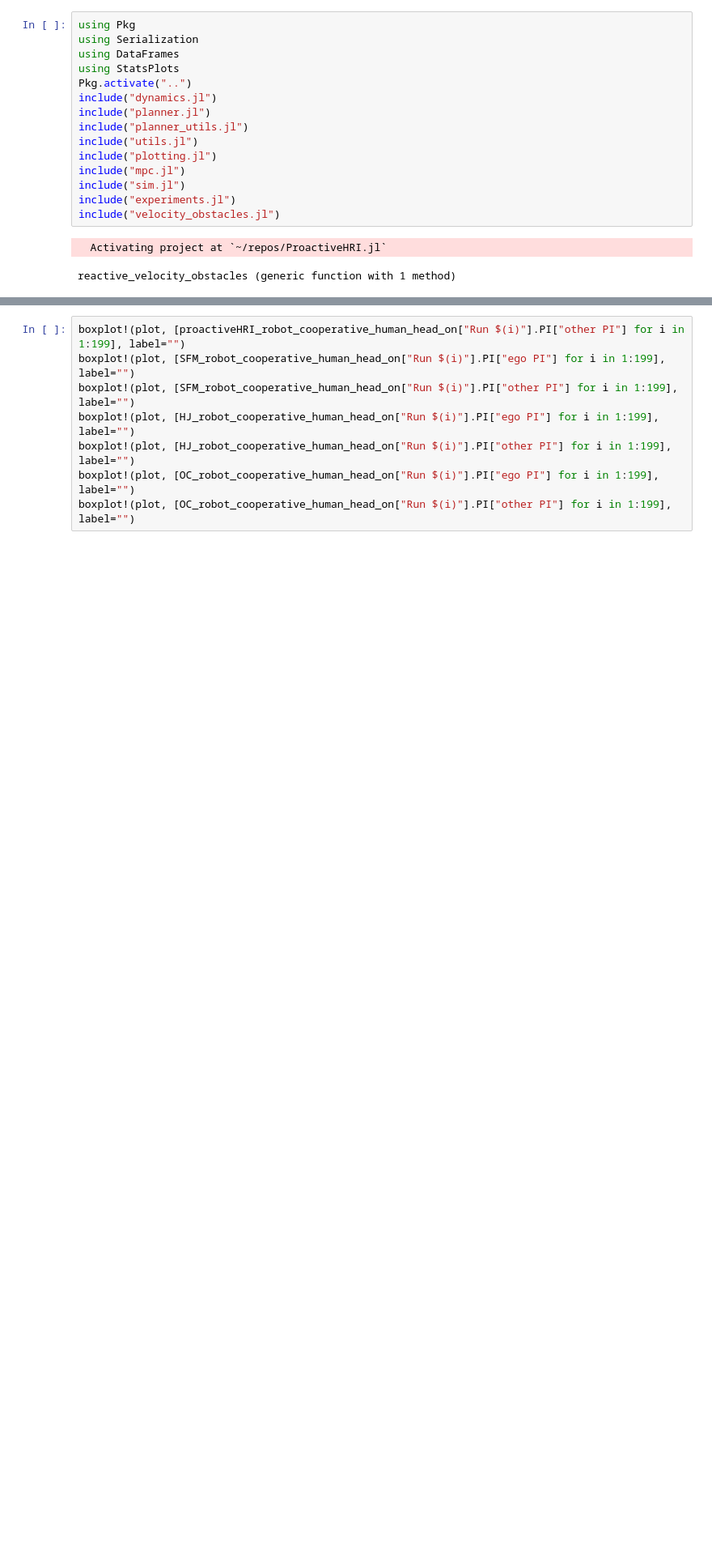
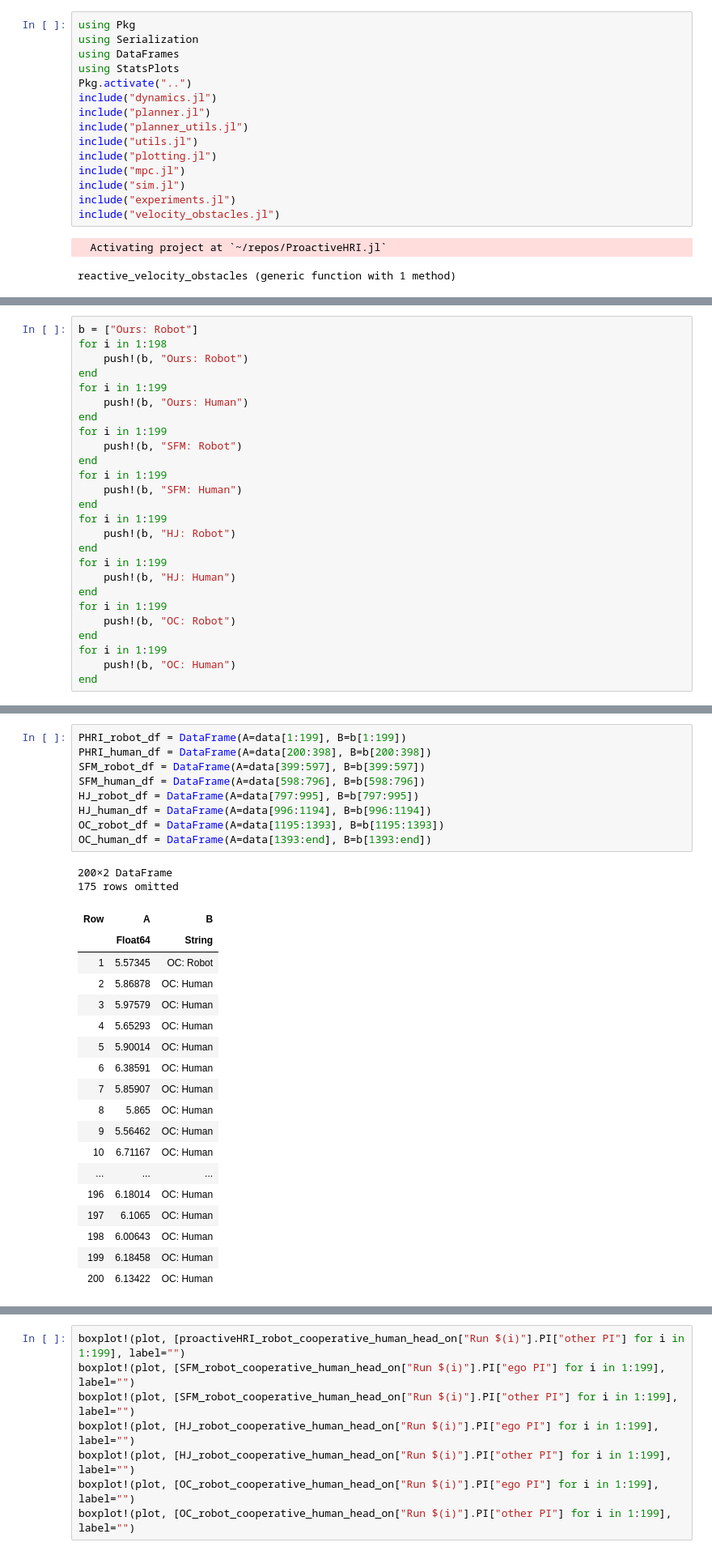
Before and after one commit to UW-CTRL/PHRI.jl, a Jupyter notebook: src/data_analysis.ipynb, the cells around one changed output, grey strips where cells are left out. Shown at 81% size. Cells and saved outputs as stored; diff of their text form; blank space fills up the shorter version.

```diff
--- a/src/data_analysis.ipynb
+++ b/src/data_analysis.ipynb
@@ -79,0 +51,26 @@ plot = boxplot([proactiveHRI_robot_cooperative_human_head_on["Run $(i)"].PI["ego
+# %%
+b = ["Ours: Robot"]
+for i in 1:198
+    push!(b, "Ours: Robot")
+end
+for i in 1:199
+    push!(b, "Ours: Human")
+end
+for i in 1:199
+    push!(b, "SFM: Robot")
+end
+for i in 1:199
+    push!(b, "SFM: Human")
+end
+for i in 1:199
+    push!(b, "HJ: Robot")
+end
+for i in 1:199
+    push!(b, "HJ: Human")
+end
+for i in 1:199
+    push!(b, "OC: Robot")
+end
+for i in 1:199
+    push!(b, "OC: Human")
+end
@@ -79,0 +97,30 @@ plot = boxplot([proactiveHRI_robot_cooperative_human_head_on["Run $(i)"].PI["ego
+# %%
+PHRI_robot_df = DataFrame(A=data[1:199], B=b[1:199])
+PHRI_human_df = DataFrame(A=data[200:398], B=b[200:398])
+SFM_robot_df = DataFrame(A=data[399:597], B=b[399:597])
+SFM_human_df = DataFrame(A=data[598:796], B=b[598:796])
+HJ_robot_df = DataFrame(A=data[797:995], B=b[797:995])
+HJ_human_df = DataFrame(A=data[996:1194], B=b[996:1194])
+OC_robot_df = DataFrame(A=data[1195:1393], B=b[1195:1393])
+OC_human_df = DataFrame(A=data[1393:end], B=b[1393:end])
+# %% [output]
+200×2 DataFrame
+175 rows omitted
+| Row | A | B |
+|  | Float64 | String |
+| 1 | 5.57345 | OC: Robot |
+| 2 | 5.86878 | OC: Human |
+| 3 | 5.97579 | OC: Human |
+| 4 | 5.65293 | OC: Human |
+| 5 | 5.90014 | OC: Human |
+| 6 | 6.38591 | OC: Human |
+| 7 | 5.85907 | OC: Human |
+| 8 | 5.865 | OC: Human |
+| 9 | 5.56462 | OC: Human |
+| 10 | 6.71167 | OC: Human |
+| ... | ... | ... |
+| 196 | 6.18014 | OC: Human |
+| 197 | 6.1065 | OC: Human |
+| 198 | 6.00643 | OC: Human |
+| 199 | 6.18458 | OC: Human |
+| 200 | 6.13422 | OC: Human |
```
Also changed, not shown: parts of 7 cells of this notebook, 3 other files.
